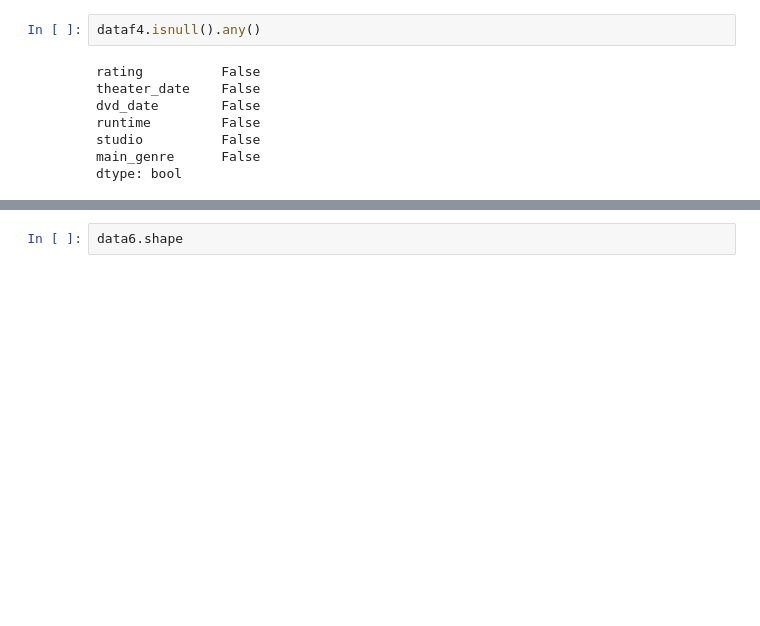
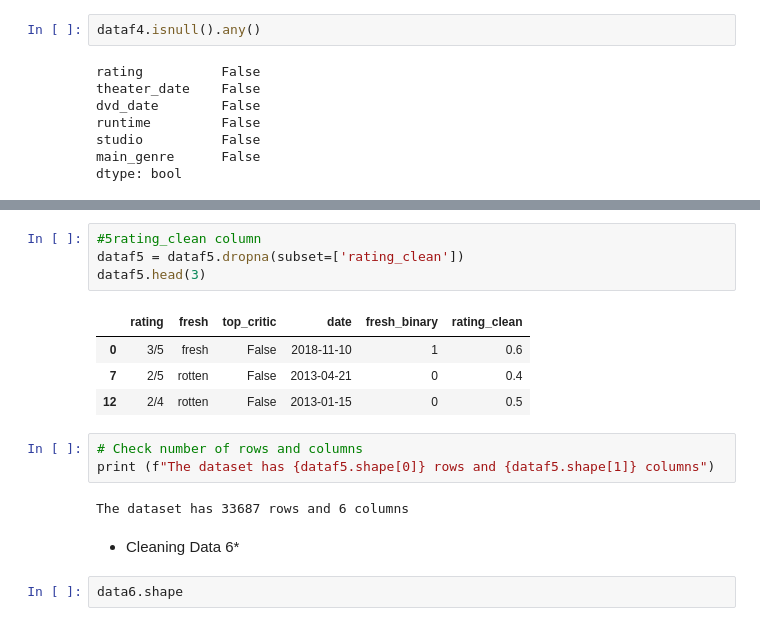
Before and after one commit to LEON-HUB10/Group_Four-_Phase-_Two_Project, a Jupyter notebook: student.ipynb, the cells around one changed output, grey strips where cells are left out. Saved outputs shown, nothing was run; the diff lists cells and outputs as text; blank space fills up the shorter version.

```diff
--- a/student.ipynb
+++ b/student.ipynb
@@ -840,3 +941,19 @@ dtype: int64
+# %%
+#5rating_clean column
+dataf5 = dataf5.dropna(subset=['rating_clean'])
+dataf5.head(3)
+# %% [output]
+|  | rating | fresh | top_critic | date | fresh_binary | rating_clean |
+| 0 | 3/5 | fresh | False | 2018-11-10 | 1 | 0.6 |
+| 7 | 2/5 | rotten | False | 2013-04-21 | 0 | 0.4 |
+| 12 | 2/4 | rotten | False | 2013-01-15 | 0 | 0.5 |
+# %%
+# Check number of rows and columns
+print (f"The dataset has {dataf5.shape[0]} rows and {dataf5.shape[1]} columns")
+# %% [output]
+The dataset has 33687 rows and 6 columns
+# %% [markdown]
+* Cleaning Data 6*
 # %%
 data6.shape
 # %% [output]
```
Also changed, not shown: parts of 29 cells of this notebook.
